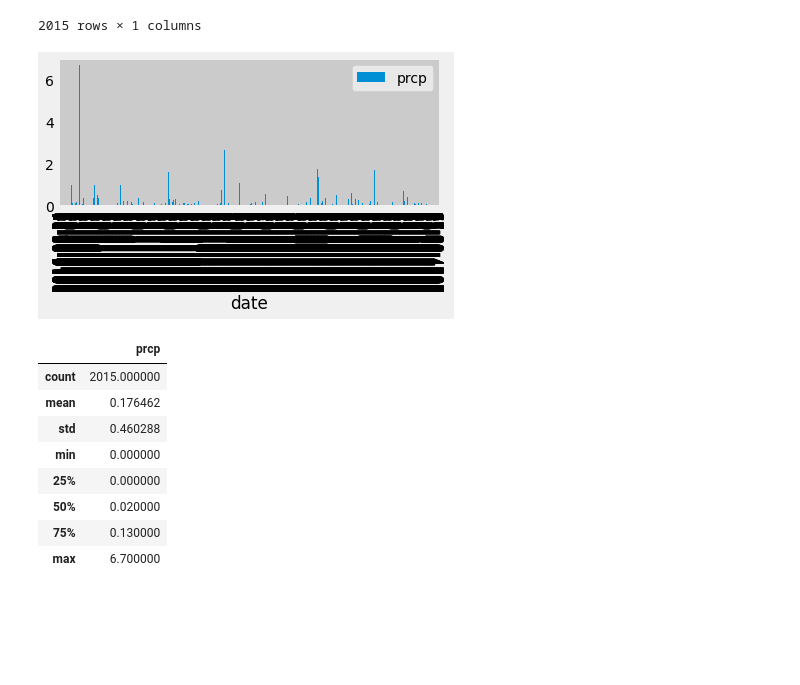
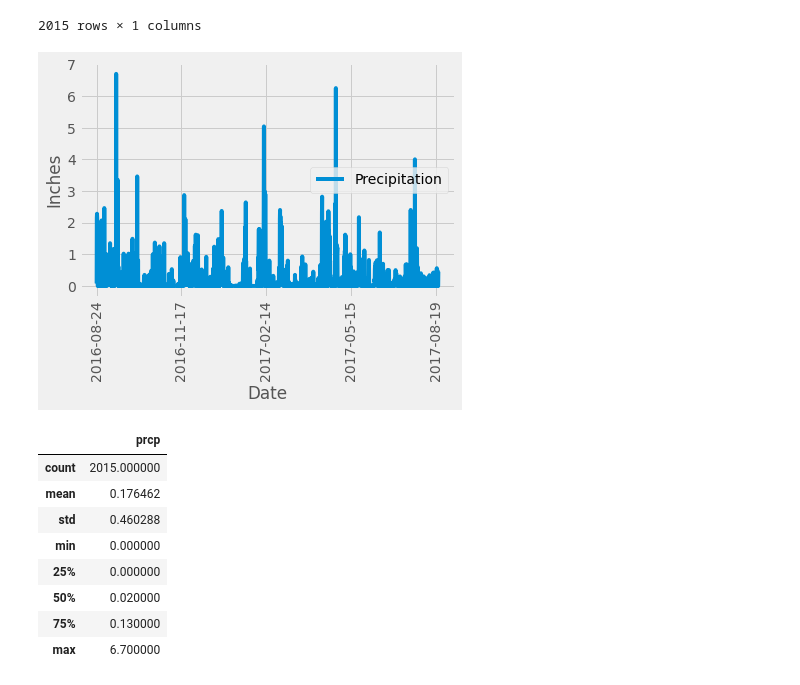
Before and after one commit to PHoogestraat/sqlalchemy-challenge_PH2020, a Jupyter notebook: Climate_1.ipynb, the cells around one changed output. Saved outputs shown, nothing was run; the diff lists cells and outputs as text; code cells hidden in the pictures; blank space fills up the shorter version.

```diff
--- a/Climate_1.ipynb
+++ b/Climate_1.ipynb
@@ -211,15 +256,19 @@ last_year_precip_df
 | 2017-08-23 | 0.00 |
 | 2017-08-23 | 0.45 |
 2015 rows × 1 columns
-# %%
-# Use Pandas Plotting with Matplotlib to plot the data
-df = last_year_precip_df
-
-df.plot.bar()
-plt.tight_layout()
-plt.show()
-# %% [output]
-[figure, removed]
+# %%
+df = last_year_precip_df
+df.plot()
+plt.xticks(rotation=90, horizontalalignment="center")
+plt.xlabel("Date")
+
+
+plt.ylabel("Inches")
+plt.legend(["Precipitation"])
+#plt.tight_layout()
+plt.show()
+# %% [output]
+[figure, added]
 # %%
 # Use Pandas to calcualte the summary statistics for the precipitation data
 stats_2017df = last_year_precip_df.describe()
```
Also changed, not shown: parts of 29 cells of this notebook.
